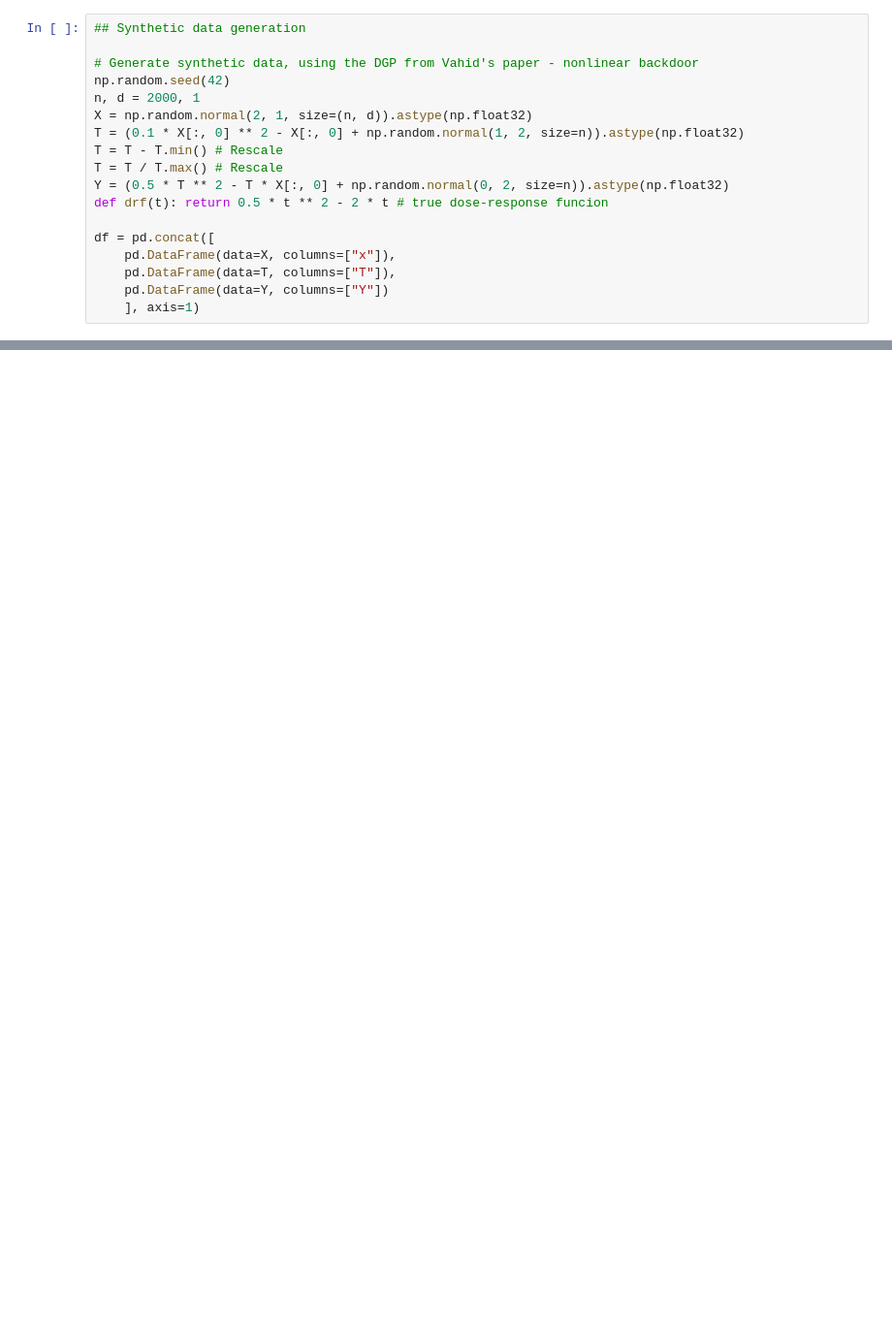
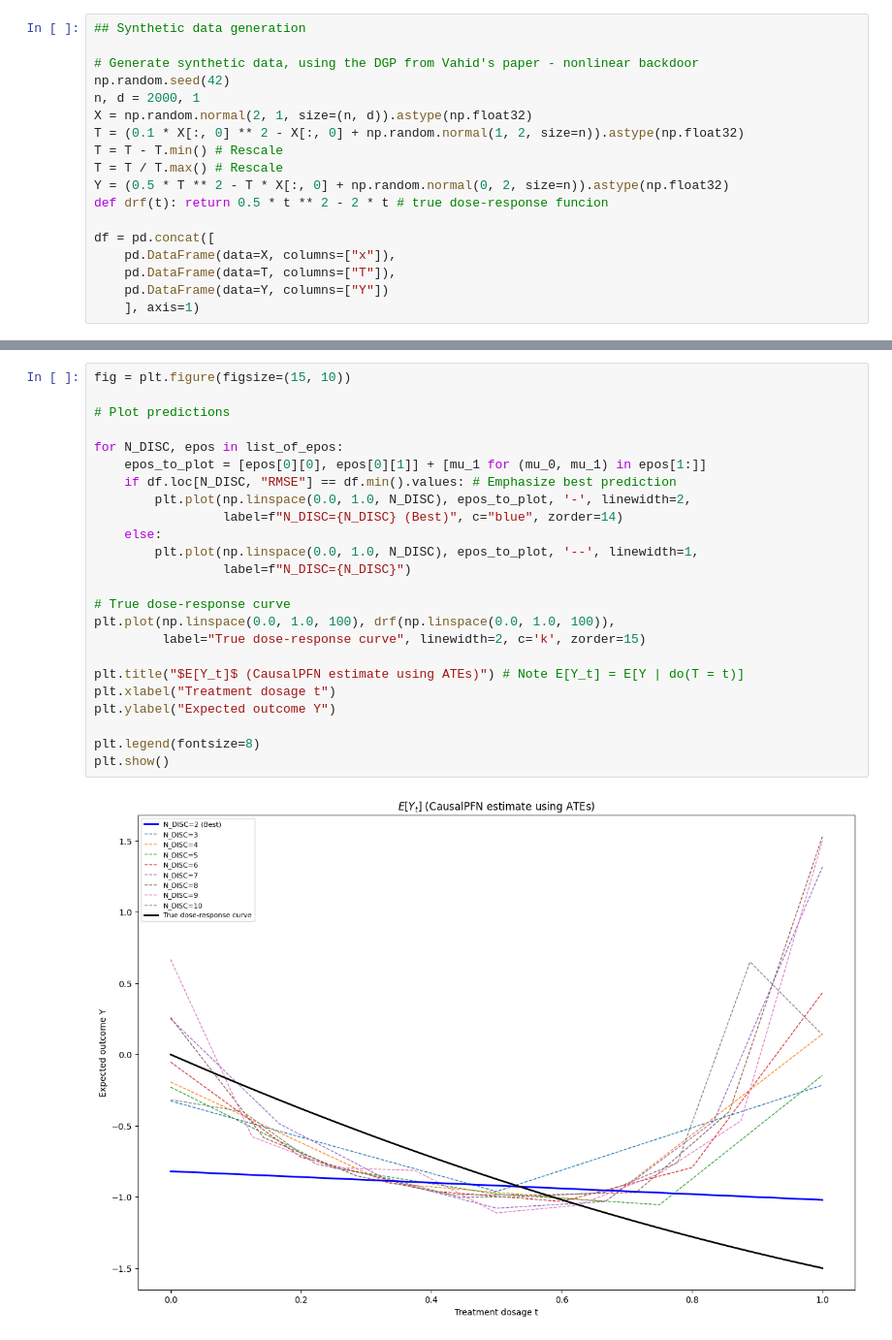
Before and after one commit to chris-L6/CausalPFN, a Jupyter notebook: notebooks/notebook_cepo_figuring_out.ipynb, the cells around one changed output, grey strips where cells are left out. Shown at 97% size. Saved outputs shown, nothing was run; the diff lists cells and outputs as text; blank space fills up the shorter version.

```diff
--- a/notebooks/notebook_cepo_figuring_out.ipynb
+++ b/notebooks/notebook_cepo_figuring_out.ipynb
@@ -152,0 +148,26 @@ print((mu1 - mu0).mean())
+# %%
+fig = plt.figure(figsize=(15, 10))
+
+# Plot predictions
+
+for N_DISC, epos in list_of_epos:
+    epos_to_plot = [epos[0][0], epos[0][1]] + [mu_1 for (mu_0, mu_1) in epos[1:]]
+    if df.loc[N_DISC, "RMSE"] == df.min().values: # Emphasize best prediction
+        plt.plot(np.linspace(0.0, 1.0, N_DISC), epos_to_plot, '-', linewidth=2,
+                 label=f"N_DISC={N_DISC} (Best)", c="blue", zorder=14)
+    else:
+        plt.plot(np.linspace(0.0, 1.0, N_DISC), epos_to_plot, '--', linewidth=1,
+                 label=f"N_DISC={N_DISC}")
+
+# True dose-response curve
+plt.plot(np.linspace(0.0, 1.0, 100), drf(np.linspace(0.0, 1.0, 100)),
+         label="True dose-response curve", linewidth=2, c='k', zorder=15)
+
+plt.title("$E[Y_t]$ (CausalPFN estimate using ATEs)") # Note E[Y_t] = E[Y | do(T = t)]
+plt.xlabel("Treatment dosage t")
+plt.ylabel("Expected outcome Y")
+
+plt.legend(fontsize=8)
+plt.show()
+# %% [output]
+[figure, added]
```
Also changed, not shown: parts of 11 cells of this notebook.
